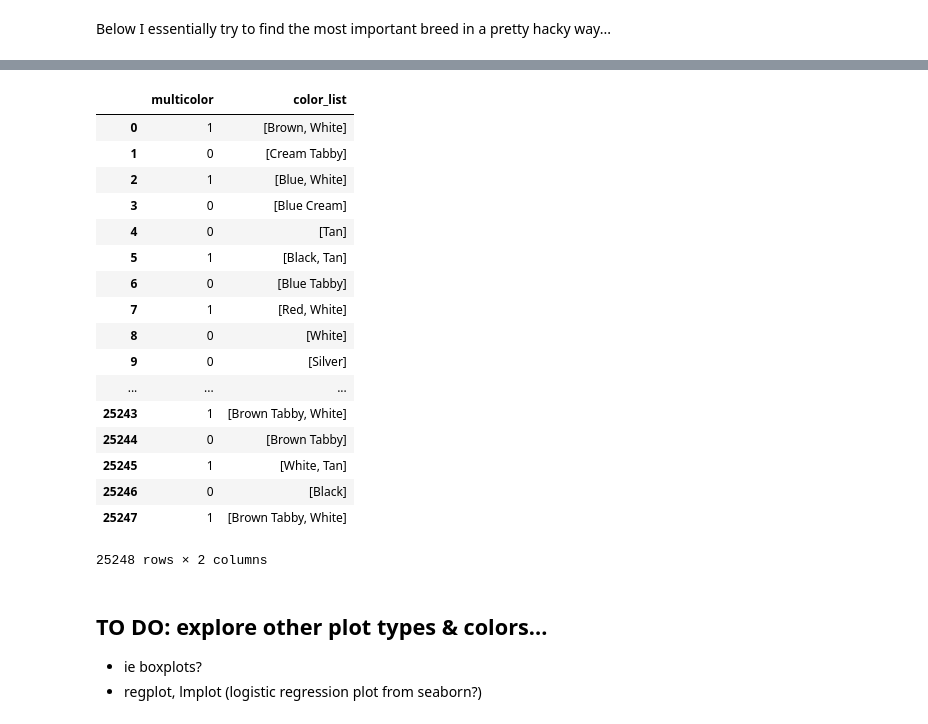
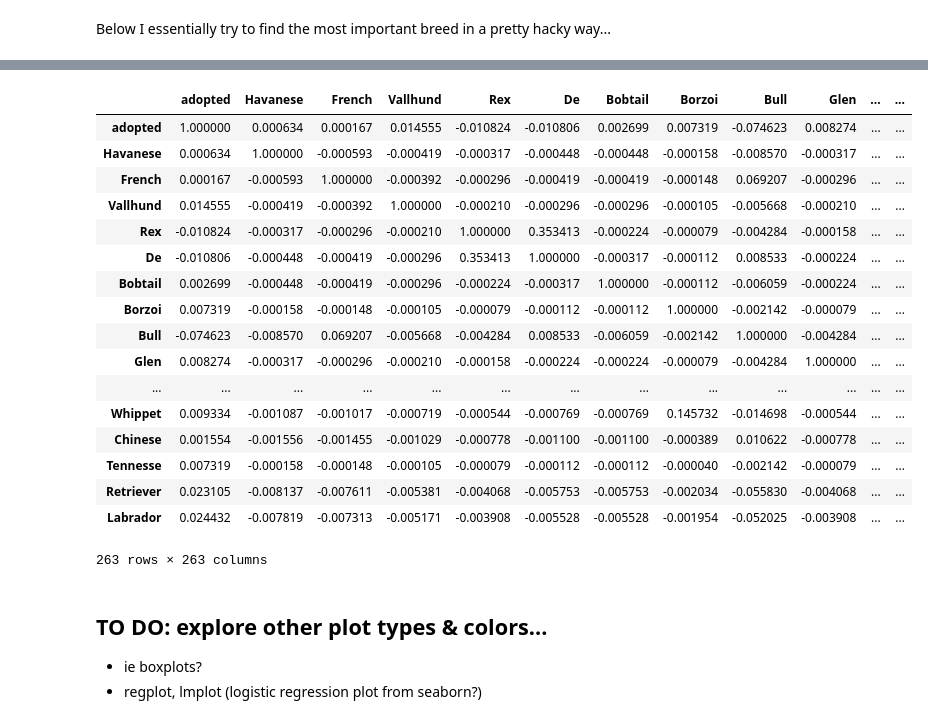
Before and after one commit to vnessified/adopt_me-, a Jupyter notebook: shelter_animal_outcomes.ipynb, the cells around one changed output, grey strips where cells are left out. Cells and saved outputs as stored; diff of their text form; code cells hidden in the pictures.

```diff
--- a/shelter_animal_outcomes.ipynb
+++ b/shelter_animal_outcomes.ipynb
@@ -911,24 +925,24 @@ animals['multicolor'] = animals.color_list.apply(lambda row: 0 if len(row) < 2 e
-# %%
-animals[['multicolor', 'color_list']]
-# %% [output]
-|  | multicolor | color_list |
-| 0 | 1 | [Brown, White] |
-| 1 | 0 | [Cream Tabby] |
-| 2 | 1 | [Blue, White] |
-| 3 | 0 | [Blue Cream] |
-| 4 | 0 | [Tan] |
-| 5 | 1 | [Black, Tan] |
-| 6 | 0 | [Blue Tabby] |
-| 7 | 1 | [Red, White] |
-| 8 | 0 | [White] |
-| 9 | 0 | [Silver] |
-| ... | ... | ... |
-| 25243 | 1 | [Brown Tabby, White] |
-| 25244 | 0 | [Brown Tabby] |
-| 25245 | 1 | [White, Tan] |
-| 25246 | 0 | [Black] |
-| 25247 | 1 | [Brown Tabby, White] |
-25248 rows × 2 columns
+# %%
+breed_imp.corr()
+# %% [output]
+|  | adopted | Havanese | French | Vallhund | Rex | De | Bobtail | Borzoi | Bull | Glen | ... | ... |
+| adopted | 1.000000 | 0.000634 | 0.000167 | 0.014555 | -0.010824 | -0.010806 | 0.002699 | 0.007319 | -0.074623 | 0.008274 | ... | ... |
+| Havanese | 0.000634 | 1.000000 | -0.000593 | -0.000419 | -0.000317 | -0.000448 | -0.000448 | -0.000158 | -0.008570 | -0.000317 | ... | ... |
+| French | 0.000167 | -0.000593 | 1.000000 | -0.000392 | -0.000296 | -0.000419 | -0.000419 | -0.000148 | 0.069207 | -0.000296 | ... | ... |
+| Vallhund | 0.014555 | -0.000419 | -0.000392 | 1.000000 | -0.000210 | -0.000296 | -0.000296 | -0.000105 | -0.005668 | -0.000210 | ... | ... |
+| Rex | -0.010824 | -0.000317 | -0.000296 | -0.000210 | 1.000000 | 0.353413 | -0.000224 | -0.000079 | -0.004284 | -0.000158 | ... | ... |
+| De | -0.010806 | -0.000448 | -0.000419 | -0.000296 | 0.353413 | 1.000000 | -0.000317 | -0.000112 | 0.008533 | -0.000224 | ... | ... |
+| Bobtail | 0.002699 | -0.000448 | -0.000419 | -0.000296 | -0.000224 | -0.000317 | 1.000000 | -0.000112 | -0.006059 | -0.000224 | ... | ... |
+| Borzoi | 0.007319 | -0.000158 | -0.000148 | -0.000105 | -0.000079 | -0.000112 | -0.000112 | 1.000000 | -0.002142 | -0.000079 | ... | ... |
+| Bull | -0.074623 | -0.008570 | 0.069207 | -0.005668 | -0.004284 | 0.008533 | -0.006059 | -0.002142 | 1.000000 | -0.004284 | ... | ... |
+| Glen | 0.008274 | -0.000317 | -0.000296 | -0.000210 | -0.000158 | -0.000224 | -0.000224 | -0.000079 | -0.004284 | 1.000000 | ... | ... |
+| ... | ... | ... | ... | ... | ... | ... | ... | ... | ... | ... | ... | ... |
+| Whippet | 0.009334 | -0.001087 | -0.001017 | -0.000719 | -0.000544 | -0.000769 | -0.000769 | 0.145732 | -0.014698 | -0.000544 | ... | ... |
+| Chinese | 0.001554 | -0.001556 | -0.001455 | -0.001029 | -0.000778 | -0.001100 | -0.001100 | -0.000389 | 0.010622 | -0.000778 | ... | ... |
+| Tennesse | 0.007319 | -0.000158 | -0.000148 | -0.000105 | -0.000079 | -0.000112 | -0.000112 | -0.000040 | -0.002142 | -0.000079 | ... | ... |
+| Retriever | 0.023105 | -0.008137 | -0.007611 | -0.005381 | -0.004068 | -0.005753 | -0.005753 | -0.002034 | -0.055830 | -0.004068 | ... | ... |
+| Labrador | 0.024432 | -0.007819 | -0.007313 | -0.005171 | -0.003908 | -0.005528 | -0.005528 | -0.001954 | -0.052025 | -0.003908 | ... | ... |
+263 rows × 263 columns
 # %% [markdown]
 ## TO DO: explore other plot types & colors...
 - ie boxplots?
```
Also changed, not shown: parts of 8 cells of this notebook.
